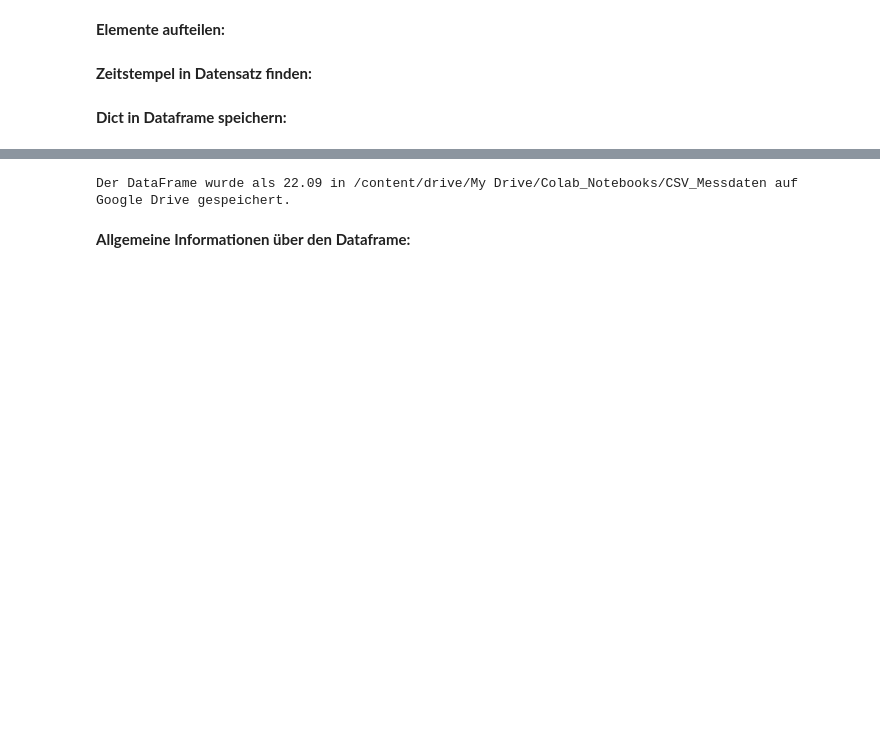
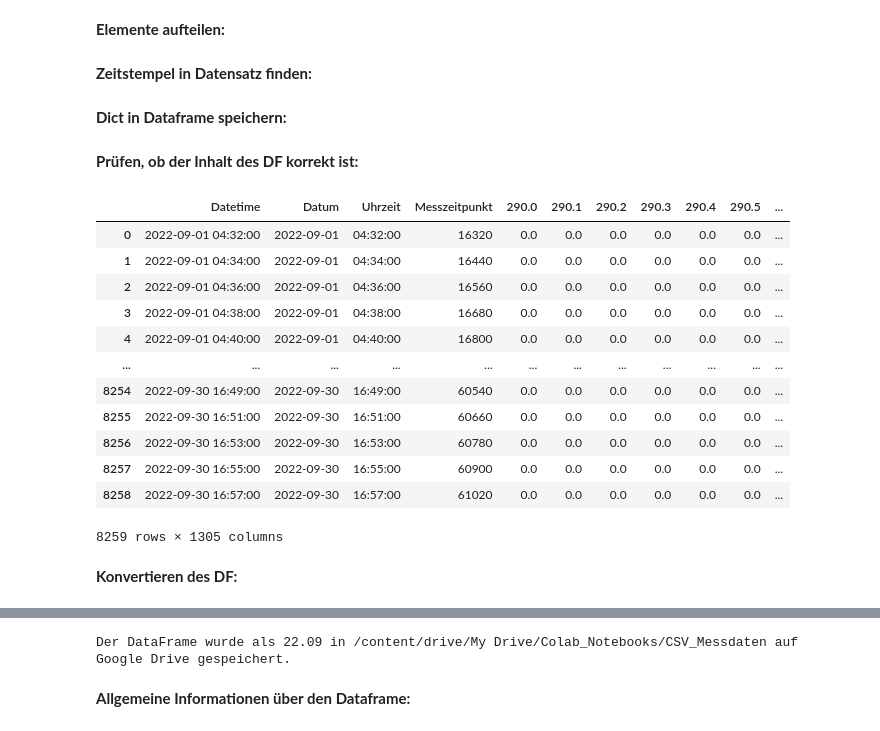
Before and after one commit to rjanow/Masterarbeit, a Jupyter notebook: UV_Measurement_to_CSV.ipynb, the cells around one changed output, grey strips where cells are left out. Cells and saved outputs as stored; diff of their text form; code cells hidden in the pictures; blank space fills up the shorter version.

```diff
--- a/UV_Measurement_to_CSV.ipynb
+++ b/UV_Measurement_to_CSV.ipynb
@@ -224,3 +226,23 @@ df_Messdaten = pd.DataFrame(data_rows, columns=columns)
+# %% [markdown]
+**Prüfen, ob der Inhalt des DF korrekt ist:**
+# %%
+df_rows
+# %% [output]
+|  | Datetime | Datum | Uhrzeit | Messzeitpunkt | 290.0 | 290.1 | 290.2 | 290.3 | 290.4 | 290.5 | ... |
+| 0 | 2022-09-01 04:32:00 | 2022-09-01 | 04:32:00 | 16320 | 0.0 | 0.0 | 0.0 | 0.0 | 0.0 | 0.0 | ... |
+| 1 | 2022-09-01 04:34:00 | 2022-09-01 | 04:34:00 | 16440 | 0.0 | 0.0 | 0.0 | 0.0 | 0.0 | 0.0 | ... |
+| 2 | 2022-09-01 04:36:00 | 2022-09-01 | 04:36:00 | 16560 | 0.0 | 0.0 | 0.0 | 0.0 | 0.0 | 0.0 | ... |
+| 3 | 2022-09-01 04:38:00 | 2022-09-01 | 04:38:00 | 16680 | 0.0 | 0.0 | 0.0 | 0.0 | 0.0 | 0.0 | ... |
+| 4 | 2022-09-01 04:40:00 | 2022-09-01 | 04:40:00 | 16800 | 0.0 | 0.0 | 0.0 | 0.0 | 0.0 | 0.0 | ... |
+| ... | ... | ... | ... | ... | ... | ... | ... | ... | ... | ... | ... |
+| 8254 | 2022-09-30 16:49:00 | 2022-09-30 | 16:49:00 | 60540 | 0.0 | 0.0 | 0.0 | 0.0 | 0.0 | 0.0 | ... |
+| 8255 | 2022-09-30 16:51:00 | 2022-09-30 | 16:51:00 | 60660 | 0.0 | 0.0 | 0.0 | 0.0 | 0.0 | 0.0 | ... |
+| 8256 | 2022-09-30 16:53:00 | 2022-09-30 | 16:53:00 | 60780 | 0.0 | 0.0 | 0.0 | 0.0 | 0.0 | 0.0 | ... |
+| 8257 | 2022-09-30 16:55:00 | 2022-09-30 | 16:55:00 | 60900 | 0.0 | 0.0 | 0.0 | 0.0 | 0.0 | 0.0 | ... |
+| 8258 | 2022-09-30 16:57:00 | 2022-09-30 | 16:57:00 | 61020 | 0.0 | 0.0 | 0.0 | 0.0 | 0.0 | 0.0 | ... |
+8259 rows × 1305 columns
+# %% [markdown]
+**Konvertieren des DF:**
 # %%
 # Bestimme die Indexposition, ab der die neuen Spaltennamen zugewiesen werden sollen
 start_index = 18  # Beispiel: Beginne ab der dritten Spalte
```
Also changed, not shown: parts of 17 cells of this notebook.
